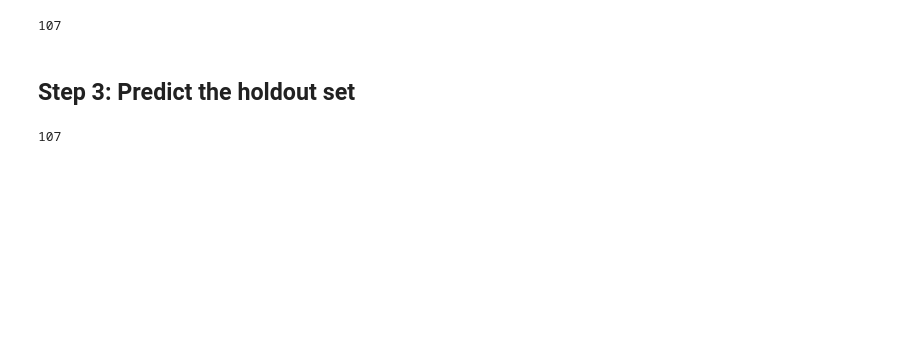
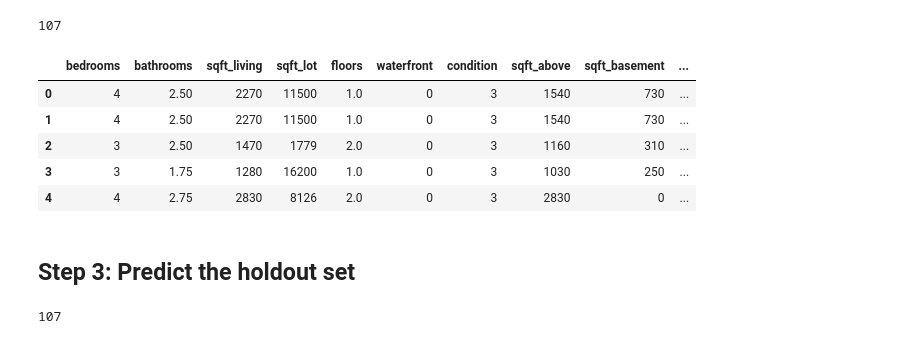
Before and after one commit to pleasecallmejax/KC-Housing-Predictions, a Jupyter notebook: Phase2_project/Predict_holdout.ipynb, the cells around one changed output. Drawn from its saved outputs; the diff is of its cells as text; code cells hidden in the pictures; blank space fills up the shorter version.

```diff
--- a/Phase2_project/Predict_holdout.ipynb
+++ b/Phase2_project/Predict_holdout.ipynb
@@ -77,4 +90,4 @@ kc_house_data_test['bestview_sqftliving'] = kc_house_data_test['view_4']*kc_hous
 # %%
-kc_house_data_test.reset_index(inplace=True)
+org_hous_df.reset_index(inplace=True)
 # %%
-kc_house_data_test.drop(columns=['lat','long','date','id'], inplace=True, axis=1)
+org_hous_df.drop(columns=['lat','long','date','id'], inplace=True, axis=1)
@@ -85,5 +96,14 @@ len(kc_house_data_test.columns)
 # %% [output]
 107
+# %%
+org_hous_df.head()
+# %% [output]
+|  | bedrooms | bathrooms | sqft_living | sqft_lot | floors | waterfront | condition | sqft_above | sqft_basement | ... |
+| 0 | 4 | 2.50 | 2270 | 11500 | 1.0 | 0 | 3 | 1540 | 730 | ... |
+| 1 | 4 | 2.50 | 2270 | 11500 | 1.0 | 0 | 3 | 1540 | 730 | ... |
+| 2 | 3 | 2.50 | 1470 | 1779 | 2.0 | 0 | 3 | 1160 | 310 | ... |
+| 3 | 3 | 1.75 | 1280 | 16200 | 1.0 | 0 | 3 | 1030 | 250 | ... |
+| 4 | 4 | 2.75 | 2830 | 8126 | 2.0 | 0 | 3 | 2830 | 0 | ... |
 # %% [markdown]
 ## Step 3: Predict the holdout set
 # %%
```
Also changed, not shown: parts of 9 cells of this notebook, 2 other files.
